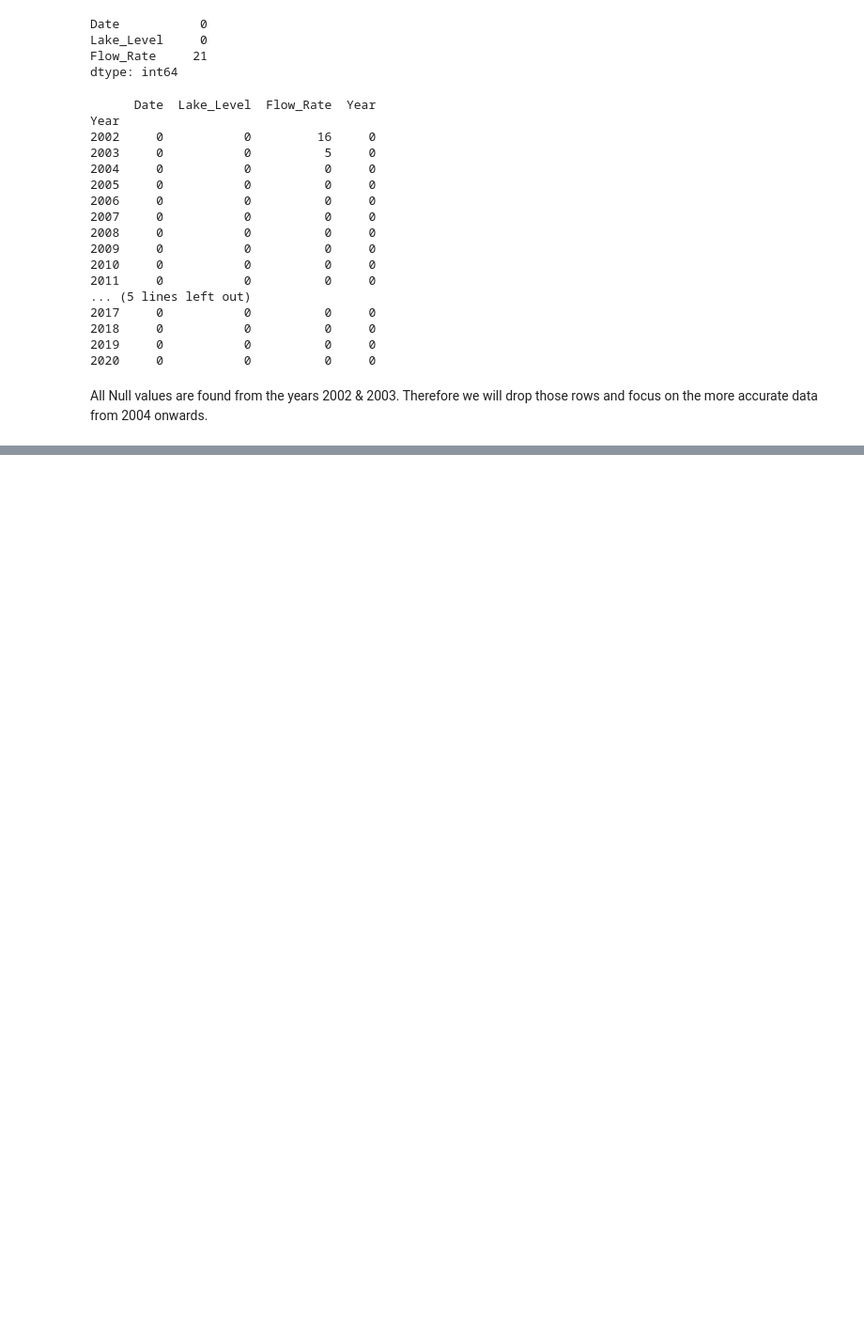
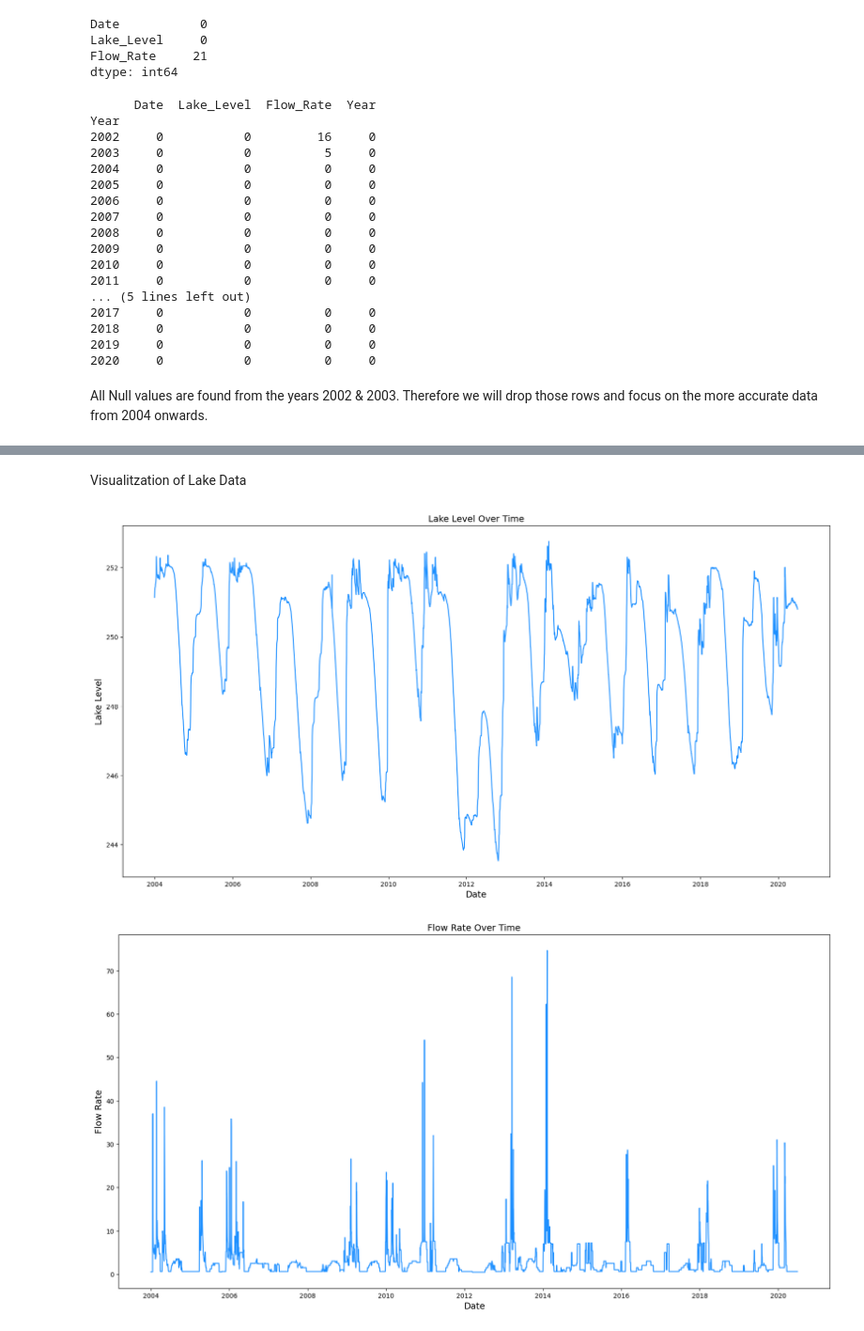
Before and after one commit to 4GeeksAcademy/Time-Series-Marcel, a Jupyter notebook: src/explore.ipynb, the cells around one changed output, grey strips where cells are left out. Shown at 94% size. Cells and saved outputs as stored; diff of their text form; code cells hidden in the pictures; blank space fills up the shorter version.

```diff
--- a/src/explore.ipynb
+++ b/src/explore.ipynb
@@ -83,0 +89,25 @@ KeyError: 'Year'
+# %% [markdown]
+Visualitzation of Lake Data
+# %%
+# Plotting Lake Level
+f, ax = plt.subplots(figsize=(20, 10))
+
+sns.lineplot(x=df_Bilancino['Date'], y=df_Bilancino['Lake_Level'].fillna(method='ffill'), ax=ax, color='dodgerblue')
+ax.set_title('Lake Level Over Time', fontsize=14)
+ax.set_ylabel('Lake Level', fontsize=14)
+ax.set_xlabel('Date', fontsize=14)
+
+plt.show()
+
+# Plotting Flow Rate
+f, ax = plt.subplots(figsize=(20, 10))
+
+sns.lineplot(x=df_Bilancino['Date'], y=df_Bilancino['Flow_Rate'].fillna(method='ffill'), ax=ax, color='dodgerblue')
+ax.set_title('Flow Rate Over Time', fontsize=14)
+ax.set_ylabel('Flow Rate', fontsize=14)
+ax.set_xlabel('Date', fontsize=14)
+
+plt.show()
+# %% [output]
+[figure, added]
+[figure, added]
```
Also changed, not shown: parts of 1 cell of this notebook.
